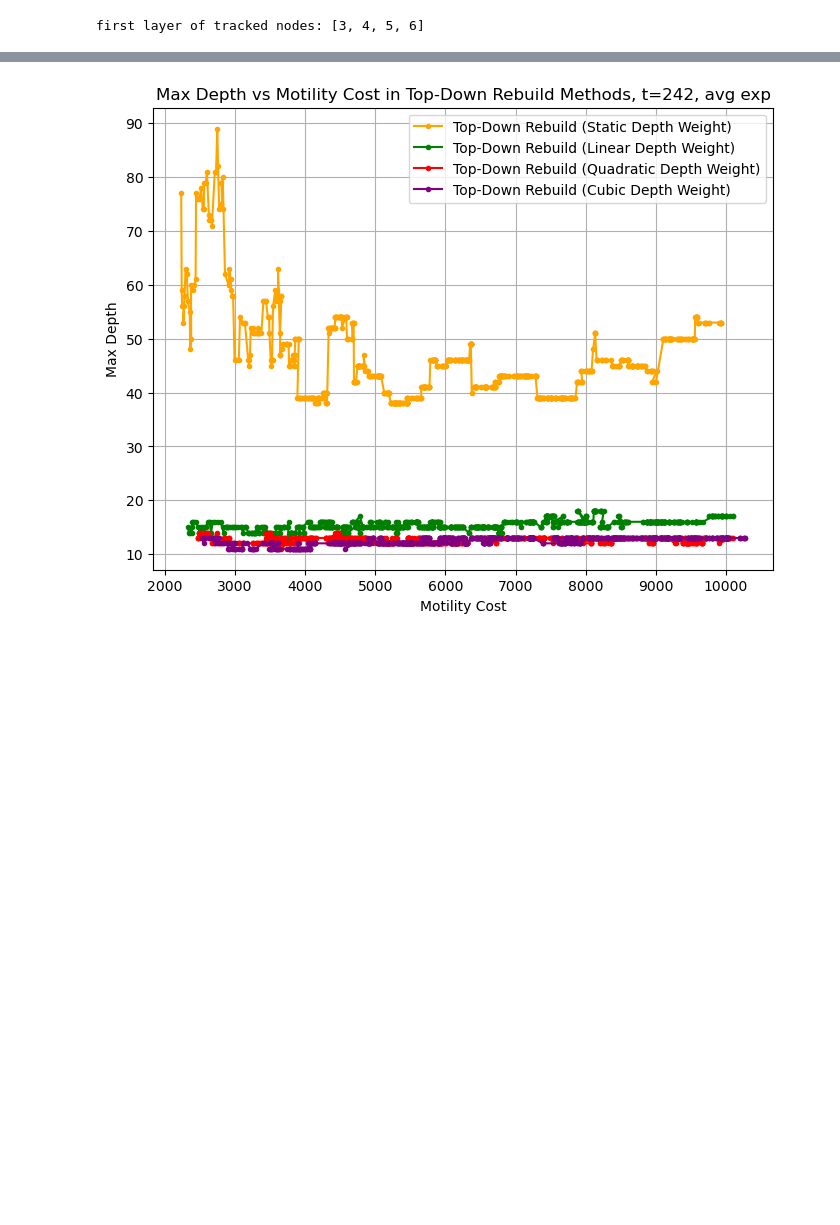
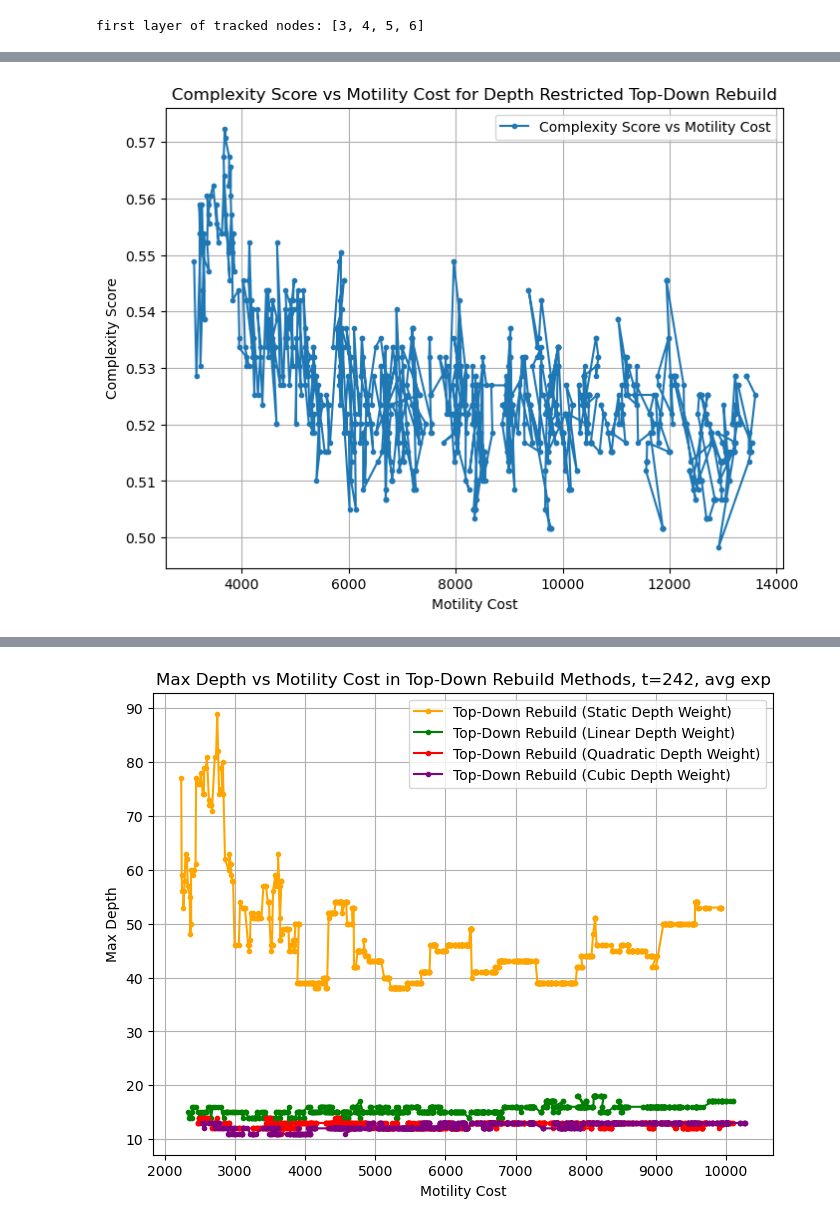
Before and after one commit to IcyFermion/embryogenesis, a Jupyter notebook: pareto_core.ipynb, the cells around one changed output, grey strips where cells are left out. Drawn from its saved outputs; the diff is of its cells as text; code cells hidden in the pictures; blank space fills up the shorter version.

Commit message:
complexity experiments

```diff
--- a/pareto_core.ipynb
+++ b/pareto_core.ipynb
@@ -208,0 +263,16 @@ pareto_list_top_down_rebuild_depth_cutoff = opt.top_down_rebuild_runner(depth_we
+# %%
+pareto_xyz_cost_list_top_down_rebuild_depth_cutoff = [cost[0] for cost in pareto_list_top_down_rebuild_depth_cutoff]
+pareto_exp_cost_list_top_down_rebuild_depth_cutoff = [cost[1] for cost in pareto_list_top_down_rebuild_depth_cutoff]
+depth_restricted_top_down_rebuild_complexity_scores = [cost[2] for cost in pareto_list_top_down_rebuild_depth_cutoff]
+# %%
+# plot depth_restricted_top_down_rebuild_complexity_scores against pareto_exp_xyz_list_top_down_rebuild_depth_cutoff
+plt.figure(figsize=(8, 6))
+plt.plot(pareto_xyz_cost_list_top_down_rebuild_depth_cutoff, depth_restricted_top_down_rebuild_complexity_scores, marker='o', linestyle='-',  markersize=3, label='Complexity Score vs Motility Cost')
+plt.xlabel('Motility Cost')
+plt.ylabel('Complexity Score')
+plt.title(f'Complexity Score vs Motility Cost for Depth Restricted Top-Down Rebuild')
+plt.grid(True)
+plt.legend()
+plt.show()
+# %% [output]
+[figure, added]
```
Also changed, not shown: parts of 47 cells of this notebook, 2 other files.
